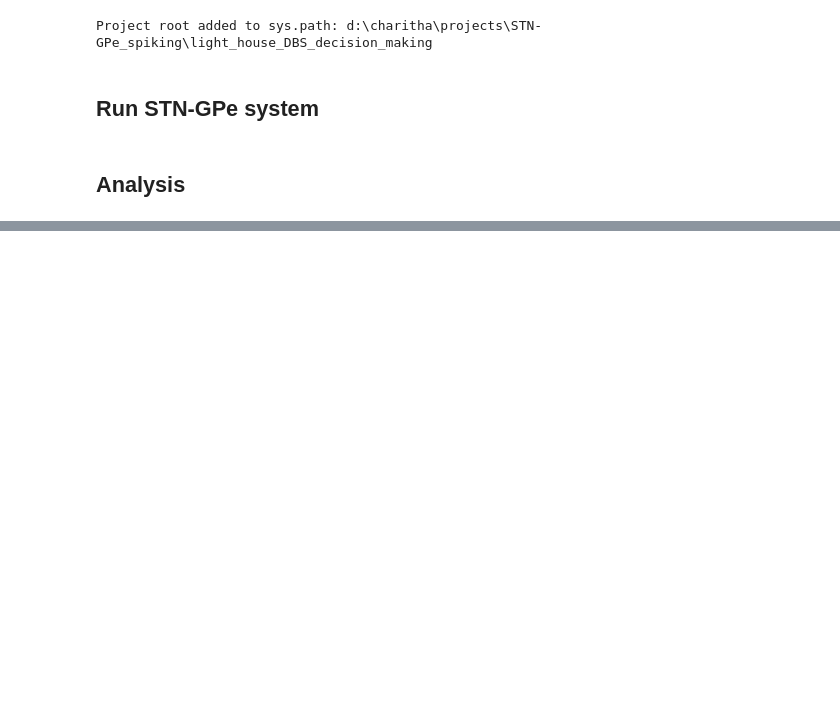
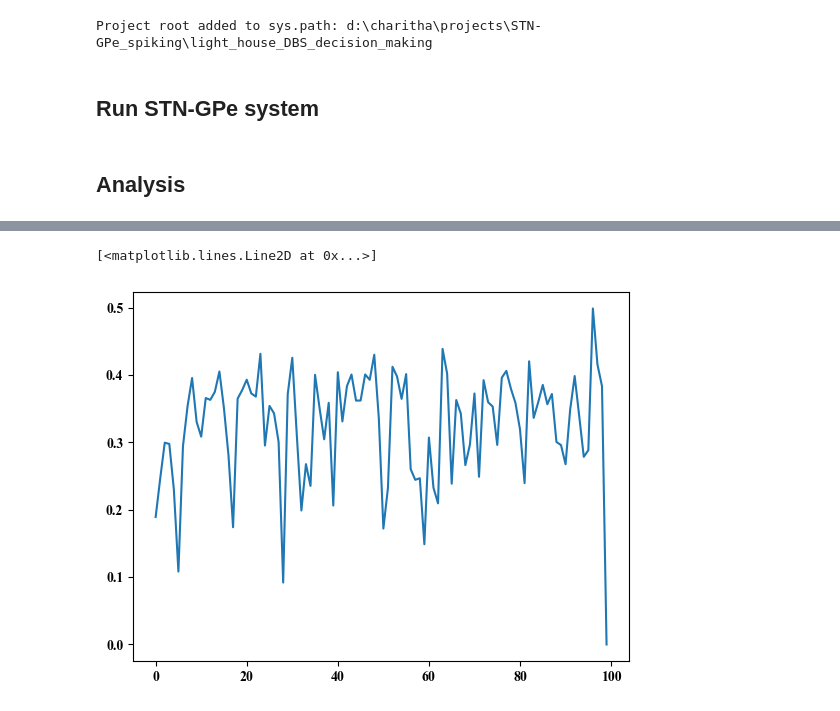
Before and after one commit to CharithaPalika/RotationalDeepBrainStimulation, a Jupyter notebook: simulations/stn_gpe_system/Run_STN_GPe.ipynb, the cells around one changed output, grey strips where cells are left out. Saved outputs shown, nothing was run; the diff lists cells and outputs as text; code cells hidden in the pictures; blank space fills up the shorter version.

```diff
--- a/simulations/stn_gpe_system/Run_STN_GPe.ipynb
+++ b/simulations/stn_gpe_system/Run_STN_GPe.ipynb
@@ -281,0 +308,5 @@ Error:
+# %%
+plt.plot(np.std(normalized_data, axis = 0))
+# %% [output]
+[<matplotlib.lines.Line2D at 0x...>]
+[figure, added]
```
Also changed, not shown: parts of 7 cells of this notebook, 1 other file.
